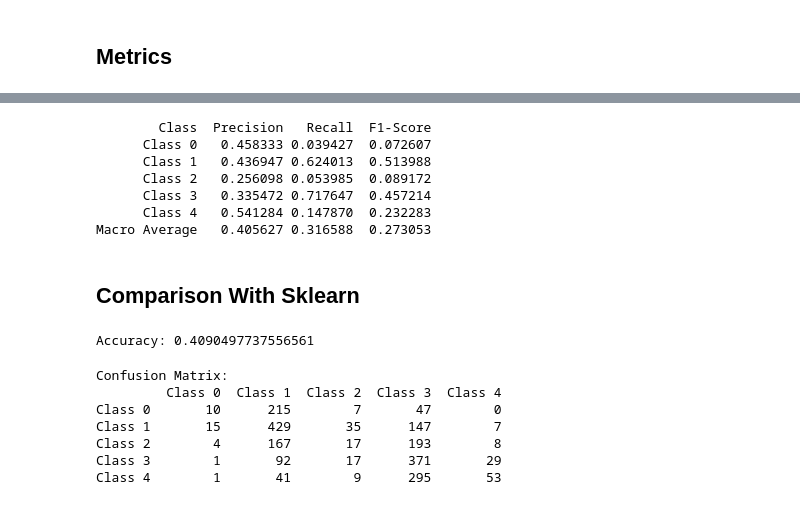
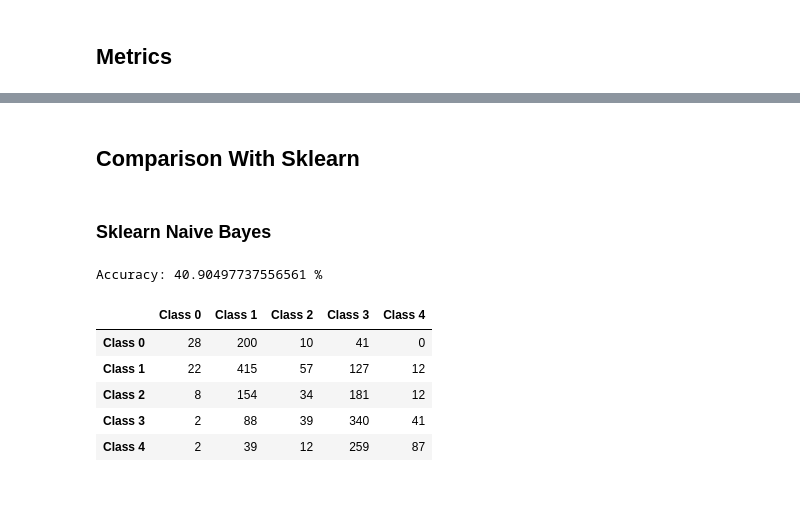
Before and after one commit to YoussefAboelwafa/SST_Text-Classification, a Jupyter notebook: Naive-Bayes-Classifier.ipynb, the cells around one changed output, grey strips where cells are left out. Saved outputs shown, nothing was run; the diff lists cells and outputs as text; code cells hidden in the pictures.

```diff
--- a/Naive-Bayes-Classifier.ipynb
+++ b/Naive-Bayes-Classifier.ipynb
@@ -70,27 +49,27 @@ Vocabulary size: 18278
 # %% [markdown]
 ## Training
 # %%
-# Calculate class word counts
-class_count = get_number_of_words_in_class(train_df)
+def train_naive_bayes(train_df, vocab, doc_term_matrix):
+    # Calculate class word counts
+    class_count = get_number_of_words_in_class(train_df)
 
-# Calculate prior probabilities
-n_doc = len(train_df)
-log_prior = np.log(train_df['label'].value_counts().sort_index() / n_doc).tolist()
+    # Calculate prior probabilities
+    n_doc = len(train_df)
+    log_prior = np.log(train_df['label'].value_counts().sort_index() / n_doc).tolist()
 
-# Precompute log likelihood
-log_likelihood = np.zeros((len(vocab), 5))  # Assuming 5 classes
+    # Precompute log likelihood
+    log_likelihood = np.zeros((len(vocab), 5))  # Assuming 5 classes
 
-for c in range(5):  # For each class
-    # Get total word counts for the class using the document-term matrix
-    n_wc = np.sum(doc_term_matrix[train_df['label'] == c], axis=0)
-    for index, w in enumerate(vocab):
-        # Calculate log likelihood for each word in vocab
-        log_likelihood[index][c] = np.log((n_wc[index] + 1) / (class_count[c] + len(vocab)))
+    for c in range(5):  # For each class
+        # Get total word counts for the class using the document-term matrix
+        n_wc = np.sum(doc_term_matrix[train_df['label'] == c], axis=0)
+        for index, w in enumerate(vocab):
+            # Calculate log likelihood for each word in vocab
+            log_likelihood[index][c] = np.log((n_wc[index] + 1) / (class_count[c] + len(vocab)))
+    return log_prior, log_likelihood
 # %% [markdown]
 ## Test Naive Bayes
 # %%
-import numpy as np
-
 def test_naive_bayes(testdoc, logprior, loglikelihood, C, V):
     # Create a dictionary to map words to their indices for quick lookup
     word_to_index = {word: i for i, word in enumerate(V)}
@@ -100,7 +79,7 @@ def test_naive_bayes(testdoc, logprior, loglikelihood, C, V):
         # Initialize score with the log prior for the class
         sum_scores[c] = logprior[c]
 
-        for word in testdoc.split():  # Split the test document into words
+        for word in tokenize(testdoc):  # Split the test document into words
             if word in word_to_index:  # Check if the word is in V
                 # Update score by adding loglikelihood of the word given the class
                 index = np.where(vocab == word)[0]
@@ -219,16 +179,7 @@ Class 4        1       39        7      293       59
-# %%
-metrics = calculate_metrics(conf_matrix)
-print(metrics.to_string(index=False))
-# %% [output]
-        Class  Precision   Recall  F1-Score
-      Class 0   0.458333 0.039427  0.072607
-      Class 1   0.436947 0.624013  0.513988
-      Class 2   0.256098 0.053985  0.089172
-      Class 3   0.335472 0.717647  0.457214
-      Class 4   0.541284 0.147870  0.232283
-Macro Average   0.405627 0.316588  0.273053
 # %% [markdown]
 ## Comparison With Sklearn
+# %% [markdown]
+### Sklearn Naive Bayes
 # %%
 from sklearn.pipeline import Pipeline
 from sklearn.feature_extraction.text import CountVectorizer
@@ -254,6 +205,6 @@ predictions = pipeline.predict(test_df['sentence'])
 from sklearn.metrics import accuracy_score
 
 accuracy = accuracy_score(test_df['label'], predictions)
-print("Accuracy:", accuracy)
+print("Accuracy:", accuracy*100, "%")
 # %% [output]
-Accuracy: 0.4090497737556561
+Accuracy: 40.90497737556561 %
@@ -260,12 +213,12 @@ Accuracy: 0.4090497737556561
 # %%
 from sklearn.metrics import confusion_matrix
 conf_matrix_sk = confusion_matrix(true_labels, predictions)
-print_confusion_matrix_table(conf_matrix_sk, class_labels)
+conf_matrix_sk_df = pd.DataFrame(conf_matrix_sk, index=class_labels, columns=class_labels)
+conf_matrix_sk_df
 # %% [output]
-Confusion Matrix:
-         Class 0  Class 1  Class 2  Class 3  Class 4
-Class 0       10      215        7       47        0
-Class 1       15      429       35      147        7
-Class 2        4      167       17      193        8
-Class 3        1       92       17      371       29
-Class 4        1       41        9      295       53
+|  | Class 0 | Class 1 | Class 2 | Class 3 | Class 4 |
+| Class 0 | 28 | 200 | 10 | 41 | 0 |
+| Class 1 | 22 | 415 | 57 | 127 | 12 |
+| Class 2 | 8 | 154 | 34 | 181 | 12 |
+| Class 3 | 2 | 88 | 39 | 340 | 41 |
+| Class 4 | 2 | 39 | 12 | 259 | 87 |
```
Also changed, not shown: parts of 17 cells of this notebook, 1 other file.
